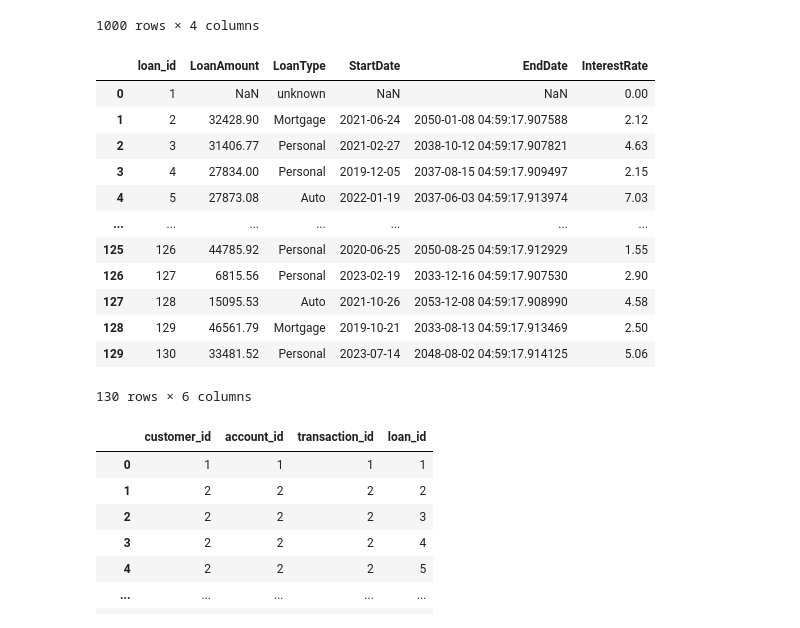
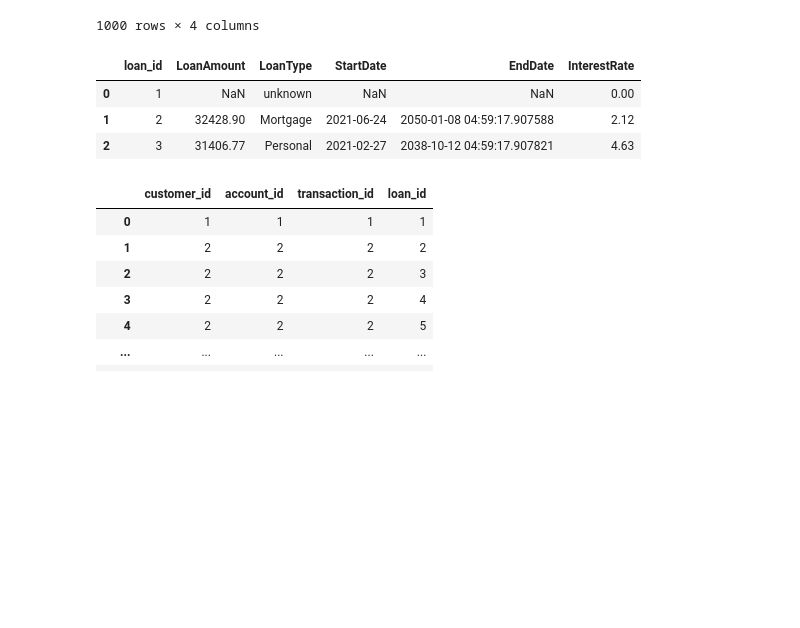
Before and after one commit to ridwanxyzcloud/Data-Modeling-_-Warehousing-and-Implementation, a Jupyter notebook: zulo bank notebook.ipynb, the cells around one changed output. Saved outputs shown, nothing was run; the diff lists cells and outputs as text; code cells hidden in the pictures; blank space fills up the shorter version.

```diff
--- a/zulo bank notebook.ipynb
+++ b/zulo bank notebook.ipynb
@@ -143,24 +143,15 @@ transaction
 # %%
 # slicing the loan table
 loan = zulo_bank[['LoanAmount', 'LoanType',	'StartDate', 'EndDate', 'InterestRate']].copy().drop_duplicates().reset_index(drop=True)
 loan['loan_id'] = range(1, len(loan) + 1)
 loan = loan[['loan_id', 'LoanAmount', 'LoanType',	'StartDate', 'EndDate', 'InterestRate']]
 
-loan
+loan.head(3)
 # %% [output]
 |  | loan_id | LoanAmount | LoanType | StartDate | EndDate | InterestRate |
 | 0 | 1 | NaN | unknown | NaN | NaN | 0.00 |
 | 1 | 2 | 32428.90 | Mortgage | 2021-06-24 | 2050-01-08 04:59:17.907588 | 2.12 |
 | 2 | 3 | 31406.77 | Personal | 2021-02-27 | 2038-10-12 04:59:17.907821 | 4.63 |
-| 3 | 4 | 27834.00 | Personal | 2019-12-05 | 2037-08-15 04:59:17.909497 | 2.15 |
-| 4 | 5 | 27873.08 | Auto | 2022-01-19 | 2037-06-03 04:59:17.913974 | 7.03 |
-| ... | ... | ... | ... | ... | ... | ... |
-| 125 | 126 | 44785.92 | Personal | 2020-06-25 | 2050-08-25 04:59:17.912929 | 1.55 |
-| 126 | 127 | 6815.56 | Personal | 2023-02-19 | 2033-12-16 04:59:17.907530 | 2.90 |
-| 127 | 128 | 15095.53 | Auto | 2021-10-26 | 2053-12-08 04:59:17.908990 | 4.58 |
-| 128 | 129 | 46561.79 | Mortgage | 2019-10-21 | 2033-08-13 04:59:17.913469 | 2.50 |
-| 129 | 130 | 33481.52 | Personal | 2023-07-14 | 2048-08-02 04:59:17.914125 | 5.06 |
-130 rows × 6 columns
 # %%
 # Merge operations to create the zulo Bank
 
```
Also changed, not shown: parts of 8 cells of this notebook, 6 other files.
